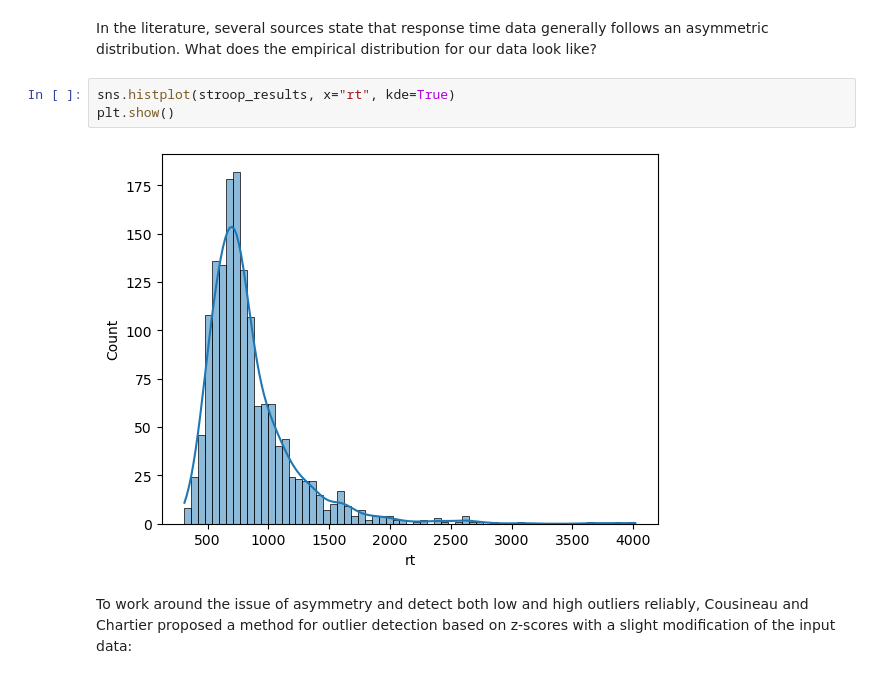
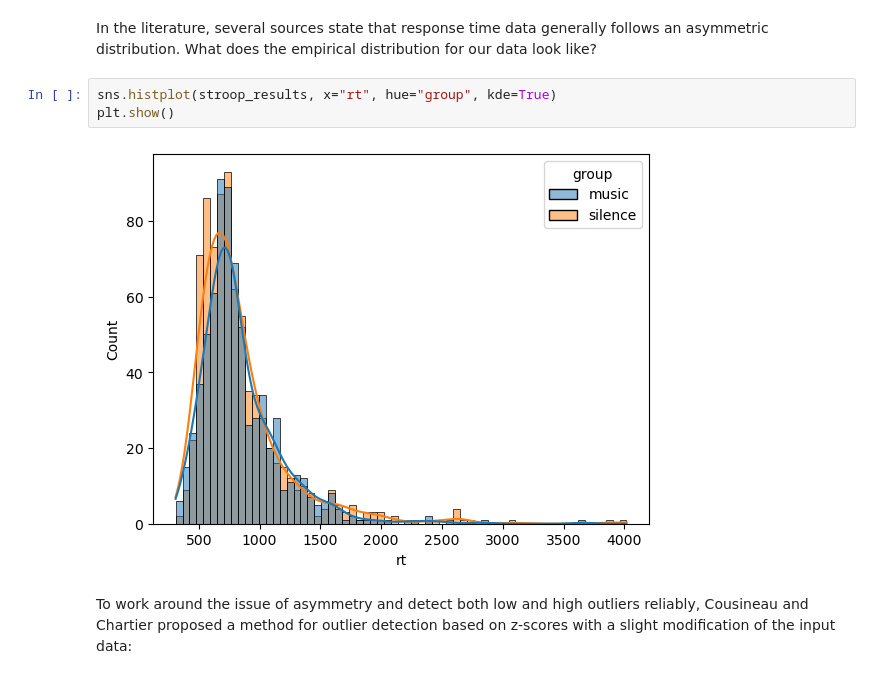
Before and after one commit to Sejmou/urm-pr-experiment, a Jupyter notebook: data_analysis/data_analysis.ipynb, the cells around one changed output. Saved outputs shown, nothing was run; the diff lists cells and outputs as text.

```diff
--- a/data_analysis/data_analysis.ipynb
+++ b/data_analysis/data_analysis.ipynb
@@ -455,10 +487,10 @@ sns.boxplot(x="group", y="rt", data=stroop_results)
 # %% [markdown]
 In the literature, several sources state that response time data generally follows an asymmetric distribution. What does the empirical distribution for our data look like?
 # %%
-sns.histplot(stroop_results, x="rt", kde=True)
+sns.histplot(stroop_results, x="rt", hue="group", kde=True)
 plt.show()
 # %% [output]
-[figure, old version]
+[figure, new version]
 # %% [markdown]
 To work around the issue of asymmetry and detect both low and high outliers reliably, Cousineau and Chartier proposed a method for outlier detection based on z-scores with a slight modification of the input data:
 # %%
```
Also changed, not shown: parts of 41 cells of this notebook.
